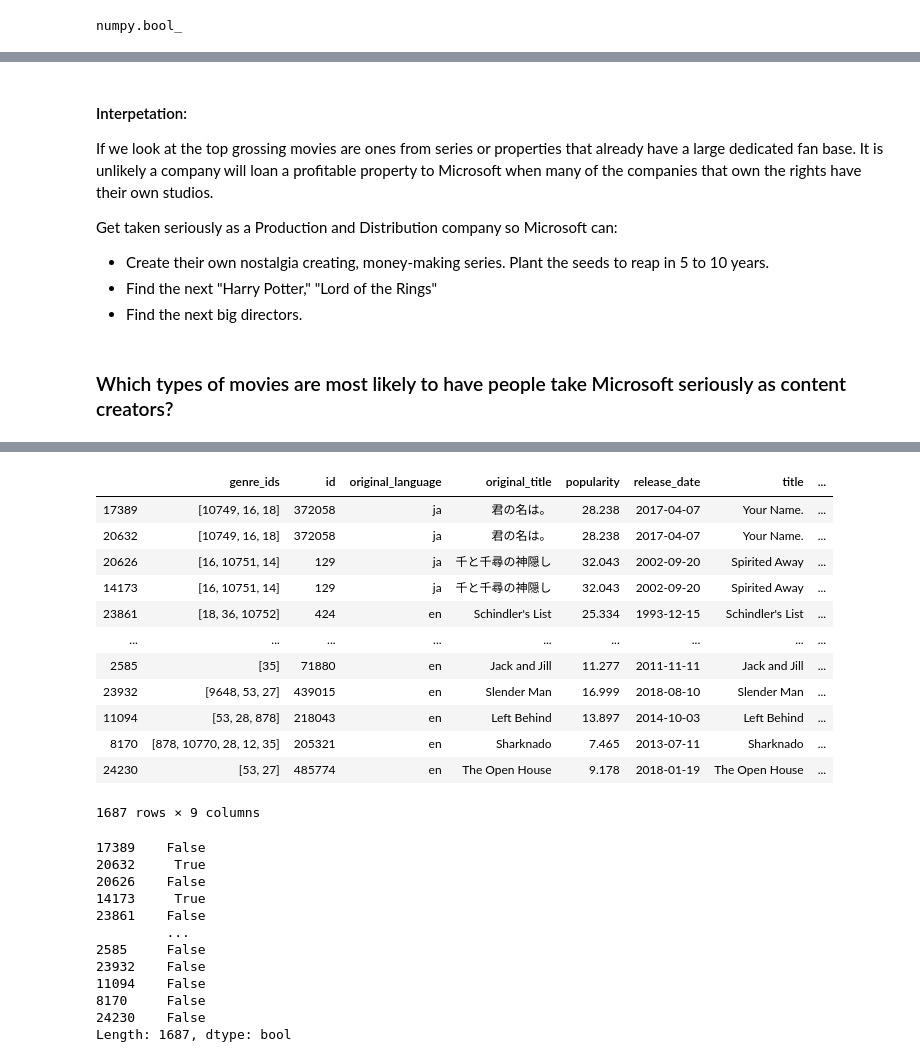
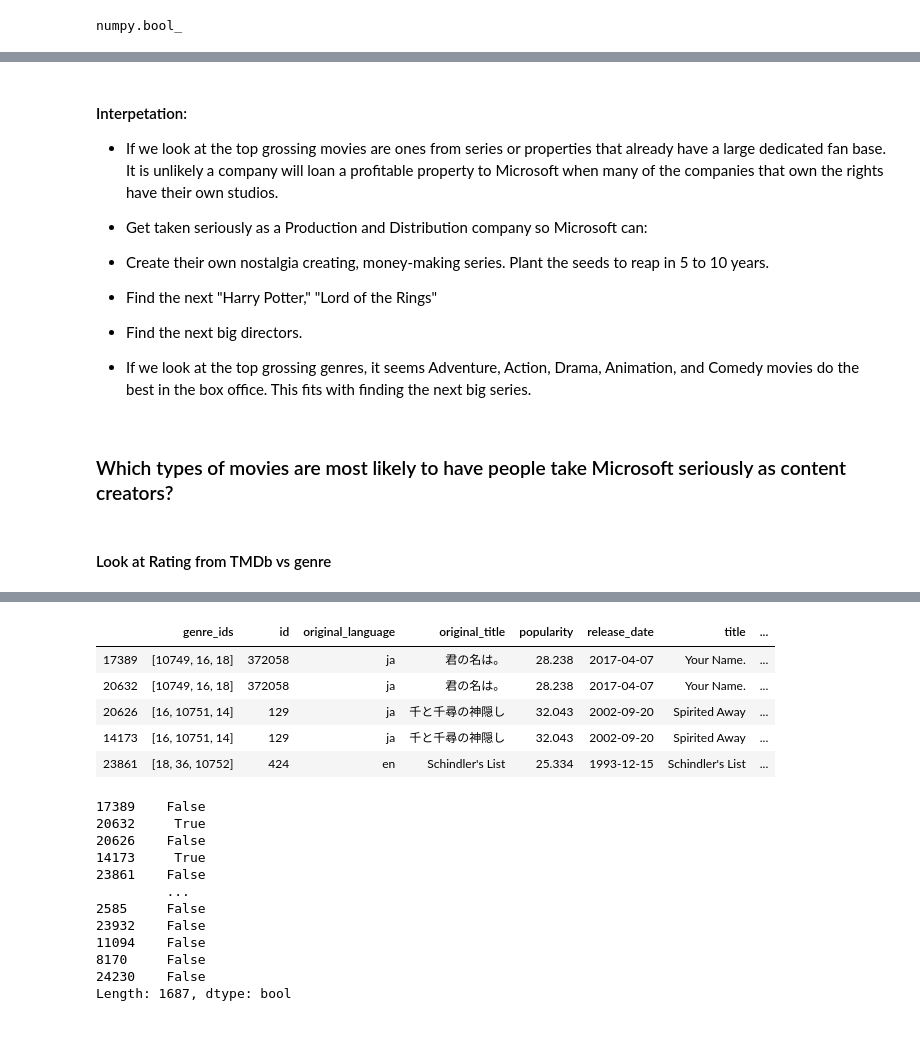
Before and after one commit to cristinamtown/dsc-mod-1-project-v2-1-onl01-dtsc-pt-041320, a Jupyter notebook: student.ipynb, the cells around one changed output, grey strips where cells are left out. Cells and saved outputs as stored; diff of their text form; code cells hidden in the pictures; blank space fills up the shorter version.

```diff
--- a/student.ipynb
+++ b/student.ipynb
@@ -644,13 +812,17 @@ Name: Adult, dtype: int64
 # %% [markdown]
 #### Interpetation:
-If we look at the top grossing movies are ones from series or properties that already have a large dedicated fan base. It is unlikely a company will loan a profitable property to Microsoft when many of the companies that own the rights have their own studios.
+- If we look at the top grossing movies are ones from series or properties that already have a large dedicated fan base. It is unlikely a company will loan a profitable property to Microsoft when many of the companies that own the rights have their own studios.
 
-Get taken seriously as a Production and Distribution company so Microsoft can:
-- Create their own nostalgia creating, money-making series. Plant the seeds to reap in 5 to 10 years.
-- Find the next "Harry Potter," "Lord of the Rings"
-- Find the next big directors.
+- Get taken seriously as a Production and Distribution company so Microsoft can:
+ - Create their own nostalgia creating, money-making series. Plant the seeds to reap in 5 to 10 years.
+ - Find the next "Harry Potter," "Lord of the Rings"
+ - Find the next big directors.
+
+- If we look at the top grossing genres, it seems Adventure, Action, Drama, Animation, and Comedy movies do the best in the box office. This fits with finding the next big series.
 # %% [markdown]
 ### Which types of movies are most likely to have people take Microsoft seriously as content creators?
+# %% [markdown]
+#### Look at Rating from TMDb vs genre
 # %%
 # Import rating data from tmdb
 df_rating = pd.read_csv('zippedData/tmdb.movies.csv.gz', index_col=0)
@@ -677,21 +849,14 @@ df_ratings.sort_values(by='vote_count').head()
 | 11271 | [18] | 249660 | en | God's Not Dead | 8.327 | 2014-03-21 | God's Not Dead | ... |
 # %%
 df_rate_sort = df_ratings.sort_values(by='vote_average', ascending=False)
-df_rate_sort
+df_rate_sort.head()
 # %% [output]
 |  | genre_ids | id | original_language | original_title | popularity | release_date | title | ... |
 | 17389 | [10749, 16, 18] | 372058 | ja | 君の名は。 | 28.238 | 2017-04-07 | Your Name. | ... |
 | 20632 | [10749, 16, 18] | 372058 | ja | 君の名は。 | 28.238 | 2017-04-07 | Your Name. | ... |
 | 20626 | [16, 10751, 14] | 129 | ja | 千と千尋の神隠し | 32.043 | 2002-09-20 | Spirited Away | ... |
 | 14173 | [16, 10751, 14] | 129 | ja | 千と千尋の神隠し | 32.043 | 2002-09-20 | Spirited Away | ... |
 | 23861 | [18, 36, 10752] | 424 | en | Schindler's List | 25.334 | 1993-12-15 | Schindler's List | ... |
-| ... | ... | ... | ... | ... | ... | ... | ... | ... |
-| 2585 | [35] | 71880 | en | Jack and Jill | 11.277 | 2011-11-11 | Jack and Jill | ... |
-| 23932 | [9648, 53, 27] | 439015 | en | Slender Man | 16.999 | 2018-08-10 | Slender Man | ... |
-| 11094 | [53, 28, 878] | 218043 | en | Left Behind | 13.897 | 2014-10-03 | Left Behind | ... |
-| 8170 | [878, 10770, 28, 12, 35] | 205321 | en | Sharknado | 7.465 | 2013-07-11 | Sharknado | ... |
-| 24230 | [53, 27] | 485774 | en | The Open House | 9.178 | 2018-01-19 | The Open House | ... |
-1687 rows × 9 columns
 # %%
 # Find and drop duplicates
 df_rate_sort.duplicated()
```
Also changed, not shown: parts of 57 cells of this notebook, 1 other file.
